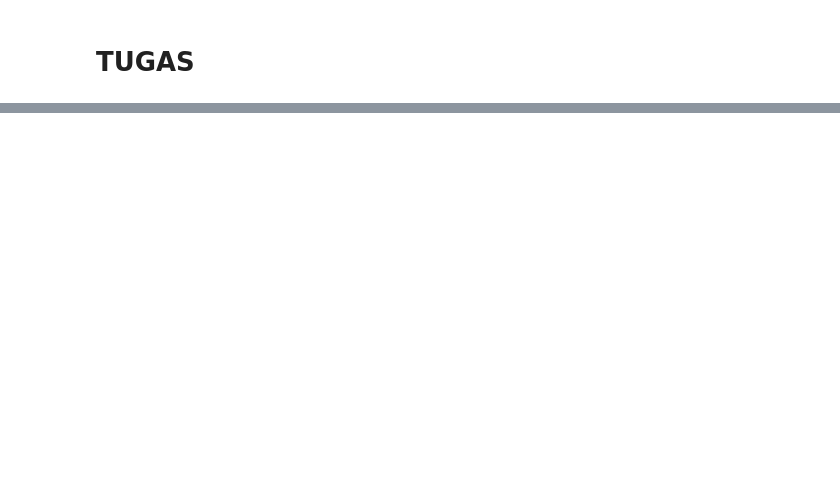
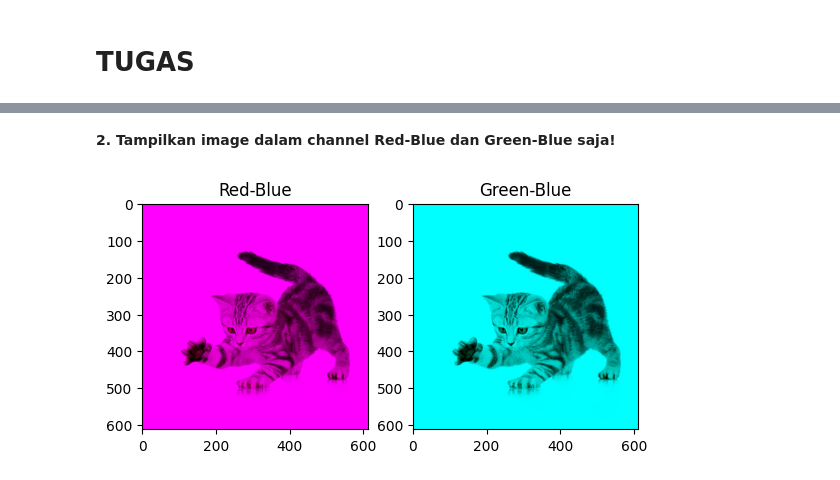
Before and after one commit to NurAyuL27/PCVK_Genap_2025, a Jupyter notebook: Week2.ipynb, the cells around one changed output, grey strips where cells are left out. Cells and saved outputs as stored; diff of their text form; code cells hidden in the pictures; blank space fills up the shorter version.

```diff
--- a/Week2.ipynb
+++ b/Week2.ipynb
@@ -178,2 +183,11 @@ from skimage import fo*
 # %% [markdown]
 # **TUGAS**
+# %%
+import cv2
+import numpy as np
+import matplotlib.pyplot as plt
+import random
+
+# --- Baca gambar dari Google Drive ---
+img = cv2.imread("/content/drive/MyDrive/kitten.jpg")
+img_rgb = cv2.cvtColor(img, cv2.COLOR_BGR2RGB)
@@ -179,0 +213,19 @@ from skimage import fo*
+# %% [markdown]
+**2. Tampilkan image dalam channel Red-Blue dan Green-Blue saja!**
+# %%
+rb = img_rgb.copy()
+rb[:,:,1] = 0   # hilangkan Green
+
+gb = img_rgb.copy()
+gb[:,:,0] = 0   # hilangkan Red
+
+plt.subplot(1,2,1)
+plt.imshow(rb)
+plt.title("Red-Blue")
+
+plt.subplot(1,2,2)
+plt.imshow(gb)
+plt.title("Green-Blue")
+plt.show()
+# %% [output]
+[figure, added]
```
Also changed, not shown: parts of 18 cells of this notebook.
